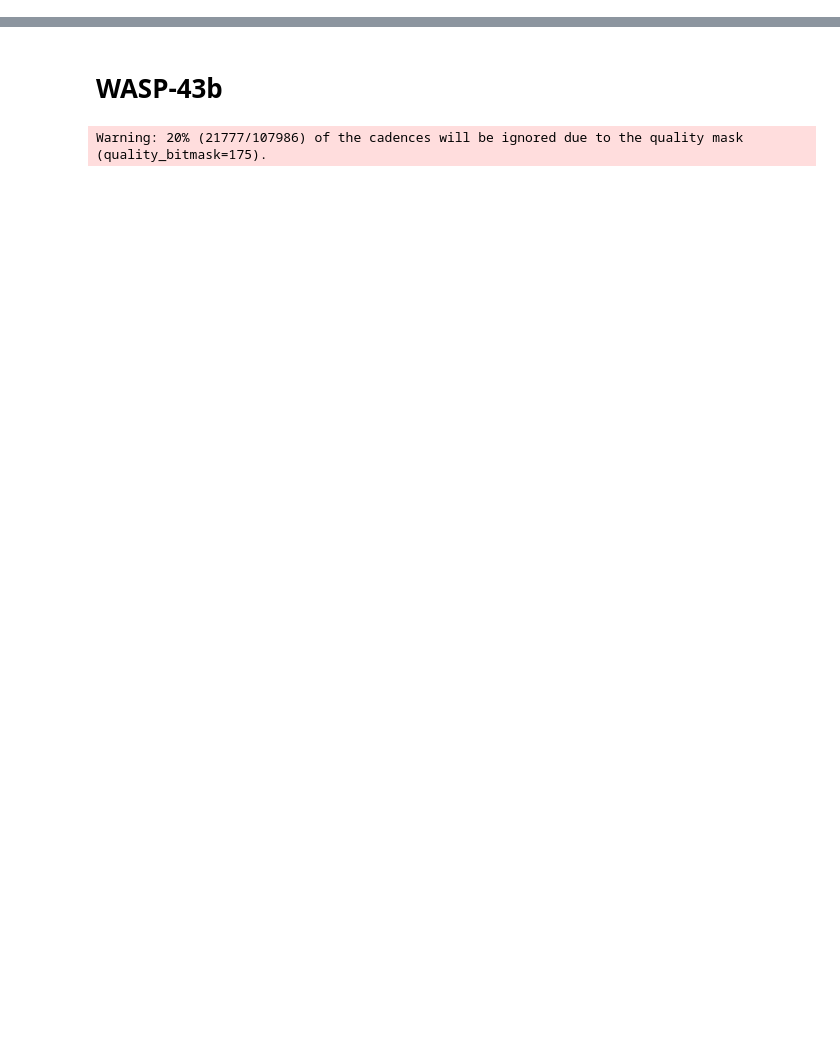
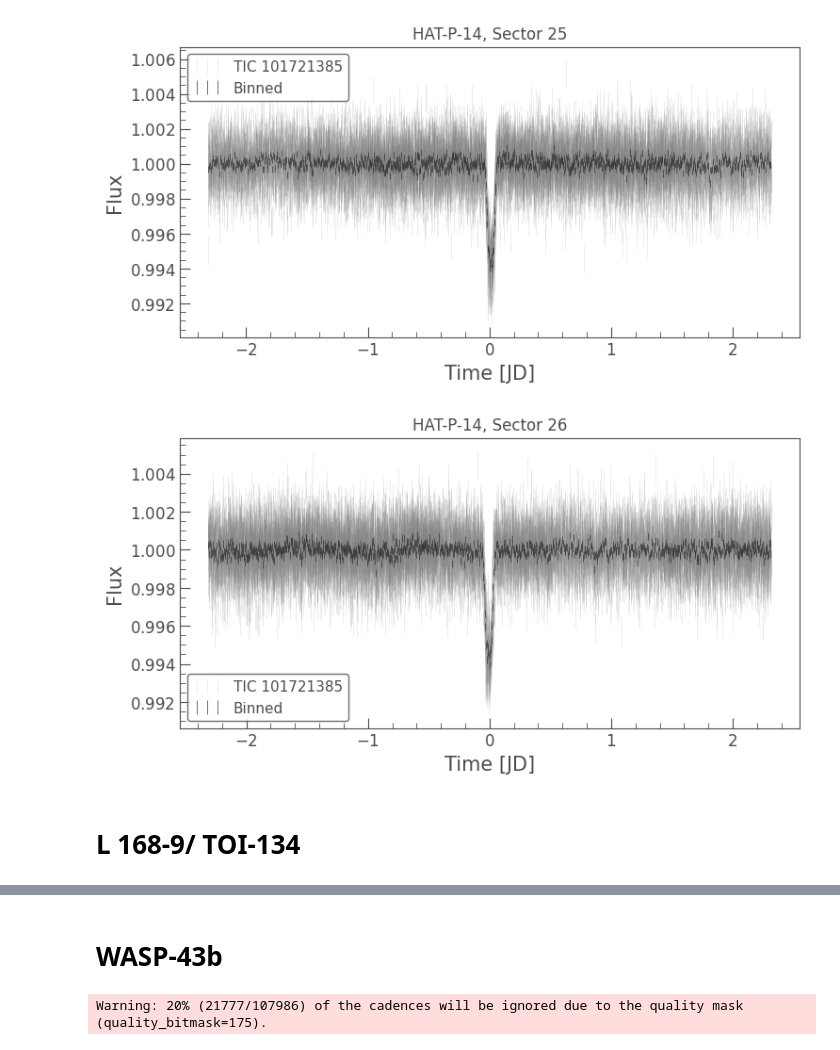
Before and after one commit to rebekah9969/JWST-Sprint, a Jupyter notebook: JWST-ERS-TESS-Lightcurve-Reduction.ipynb, the cells around one changed output, grey strips where cells are left out. Cells and saved outputs as stored; diff of their text form; code cells hidden in the pictures; blank space fills up the shorter version.

```diff
--- a/JWST-ERS-TESS-Lightcurve-Reduction.ipynb
+++ b/JWST-ERS-TESS-Lightcurve-Reduction.ipynb
@@ -100,0 +135,14 @@ def get_corrected_lcs(name, period_estimate):
+# %%
+bls = clcs.stitch().to_periodogram(method='bls',
+                    minimum_period=period_estimate - 0.005,
+                    maximum_period=period_estimate + 0.005,
+                    frequency_factor=100,
+                    duration=np.linspace(0.01, 0.3, 50));
+period, dur, t0 = bls.period_at_max_power.value, bls.duration_at_max_power.value, bls.transit_time_at_max_power.value
+for clc in clcs:
+    ax = clc.fold(period, t0).errorbar(color='grey', ls='', alpha=0.2)
+    bin(clc.fold(period, t0), 1000).errorbar(ax=ax, label='Binned')
+    ax.set(title=f'{name}, Sector {clc.sector}')
+# %% [output]
+[figure, added]
+[figure, added]
@@ -100,0 +152,2 @@ def get_corrected_lcs(name, period_estimate):
+# %% [markdown]
+# L 168-9/ TOI-134
```
Also changed, not shown: parts of 17 cells of this notebook, 14 other files.
